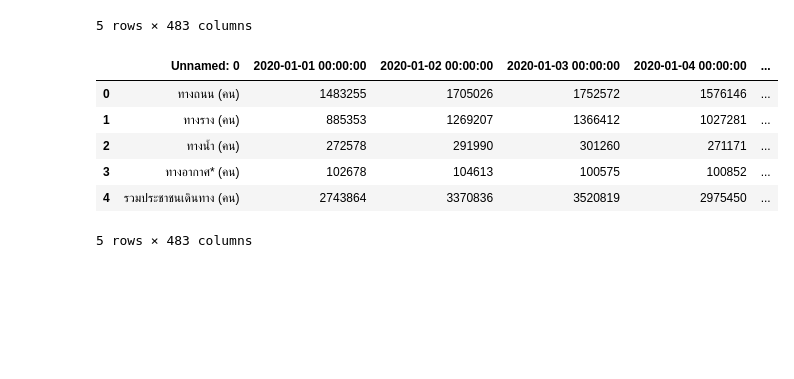
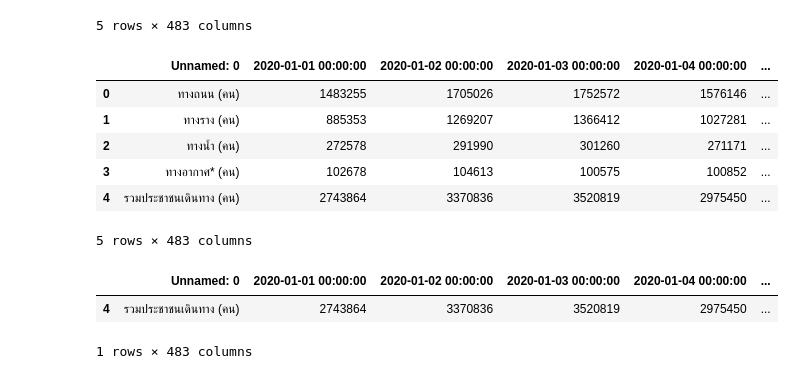
Before and after one commit to Suchirapon/KKU_data_mining, a Jupyter notebook: Vis_Final_Exam.ipynb, the cells around one changed output. Cells and saved outputs as stored; diff of their text form; code cells hidden in the pictures; blank space fills up the shorter version.

```diff
--- a/Vis_Final_Exam.ipynb
+++ b/Vis_Final_Exam.ipynb
@@ -161,3 +178,10 @@ data_tra
 | 3 | ทางอากาศ* (คน) | 102678 | 104613 | 100575 | 100852 | ... |
 | 4 | รวมประชาชนเดินทาง (คน) | 2743864 | 3370836 | 3520819 | 2975450 | ... |
 5 rows × 483 columns
+# %%
+data_tra = data_tra.iloc[4:5,:]
+data_tra
+# %% [output]
+|  | Unnamed: 0 | 2020-01-01 00:00:00 | 2020-01-02 00:00:00 | 2020-01-03 00:00:00 | 2020-01-04 00:00:00 | ... |
+| 4 | รวมประชาชนเดินทาง (คน) | 2743864 | 3370836 | 3520819 | 2975450 | ... |
+1 rows × 483 columns
```
Also changed, not shown: parts of 18 cells of this notebook.
